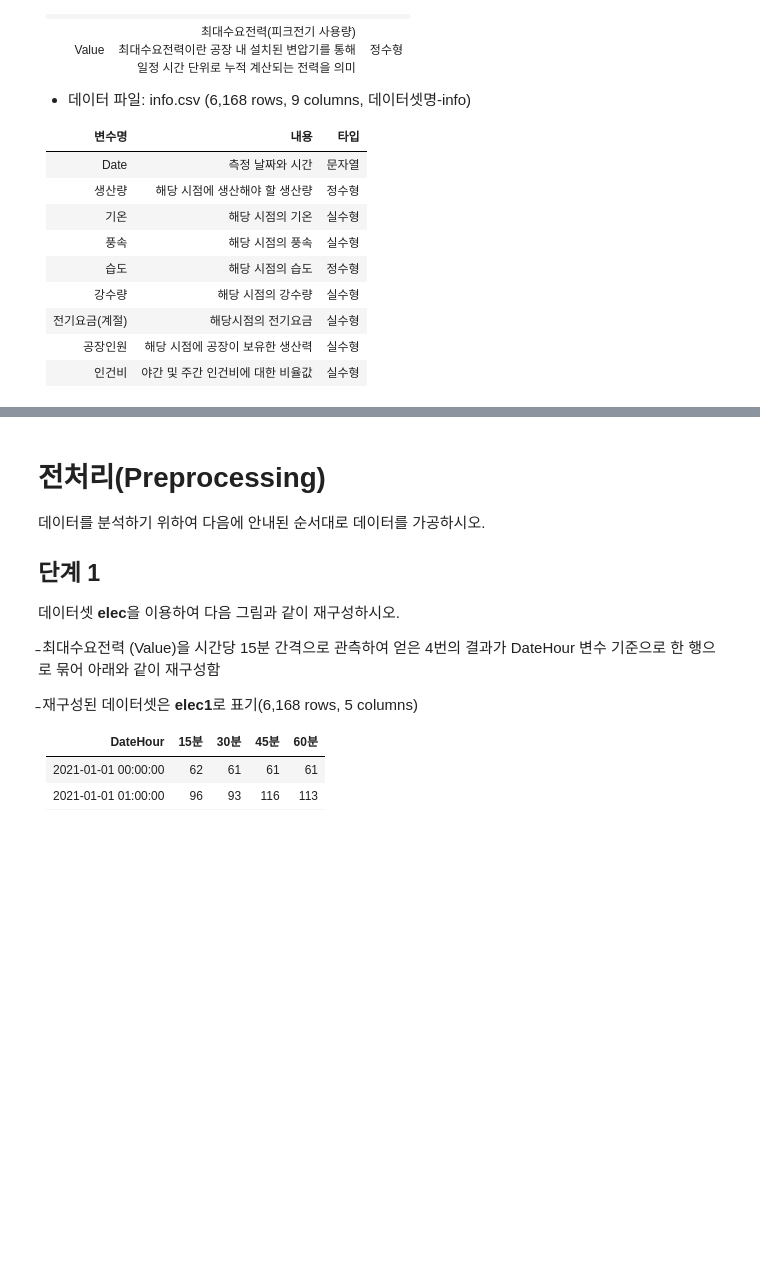
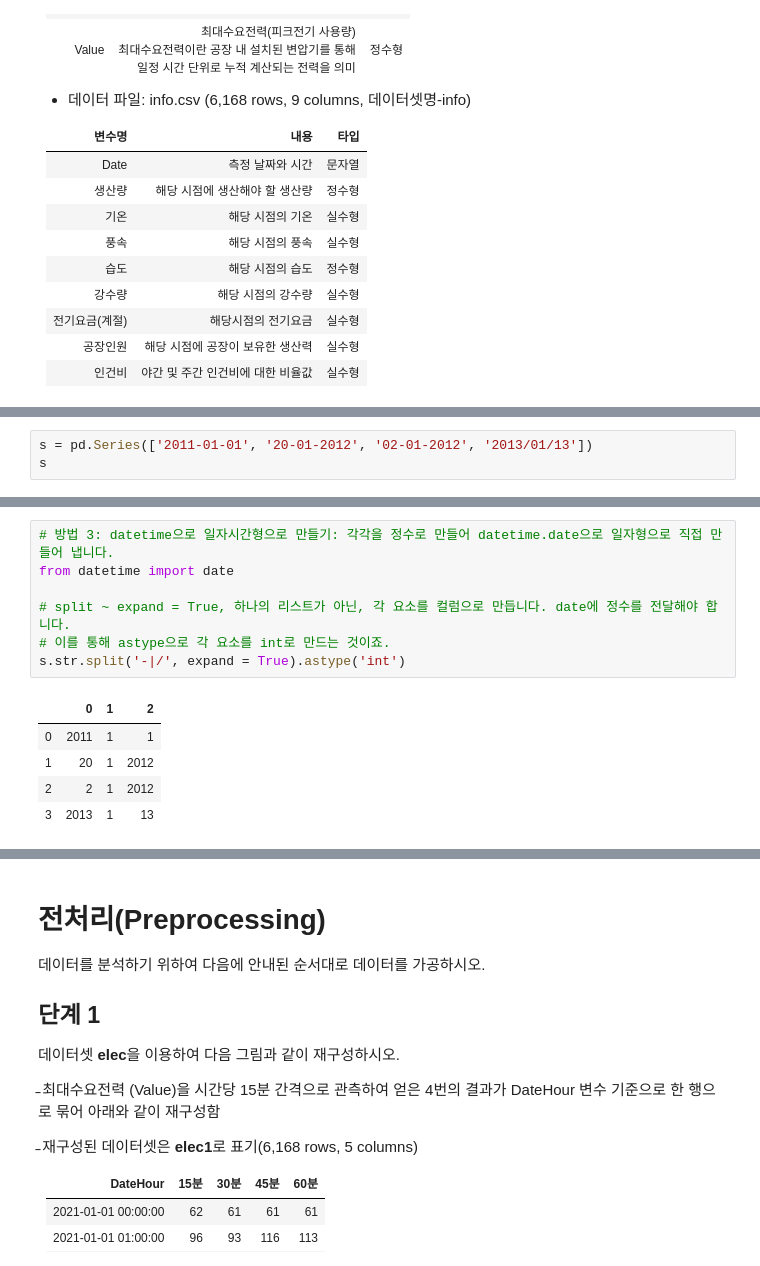
Before and after one commit to sunkusun9/DS_lv3_2611, a Jupyter notebook: sec_ds_lv3_prob3_prob.ipynb, the cells around one changed output, grey strips where cells are left out. Saved outputs shown, nothing was run; the diff lists cells and outputs as text; blank space fills up the shorter version.

```diff
--- a/sec_ds_lv3_prob3_prob.ipynb
+++ b/sec_ds_lv3_prob3_prob.ipynb
@@ -156,0 +159,3 @@ s = pd.Series(['2011-01-01', '20-01-2012', '02-01-2012', '2013/01/13'])
+# %%
+s = pd.Series(['2011-01-01', '20-01-2012', '02-01-2012', '2013/01/13'])
+s
@@ -156,0 +216,13 @@ s = pd.Series(['2011-01-01', '20-01-2012', '02-01-2012', '2013/01/13'])
+# %%
+# 방법 3: datetime으로 일자시간형으로 만들기: 각각을 정수로 만들어 datetime.date으로 일자형으로 직접 만들어 냅니다.
+from datetime import date
+
+# split ~ expand = True, 하나의 리스트가 아닌, 각 요소를 컬럼으로 만듭니다. date에 정수를 전달해야 합니다.
+# 이를 통해 astype으로 각 요소를 int로 만드는 것이죠.
+s.str.split('-|/', expand = True).astype('int')
+# %% [output]
+|  | 0 | 1 | 2 |
+| 0 | 2011 | 1 | 1 |
+| 1 | 20 | 1 | 2012 |
+| 2 | 2 | 1 | 2012 |
+| 3 | 2013 | 1 | 13 |
```
Also changed, not shown: parts of 51 cells of this notebook.
